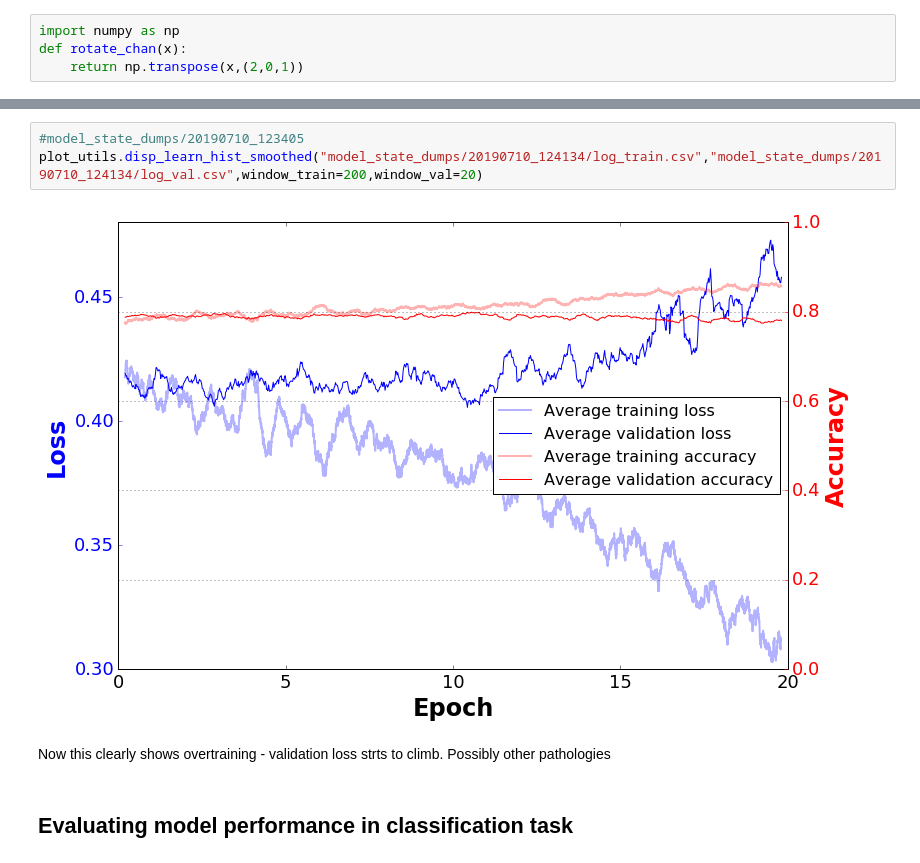
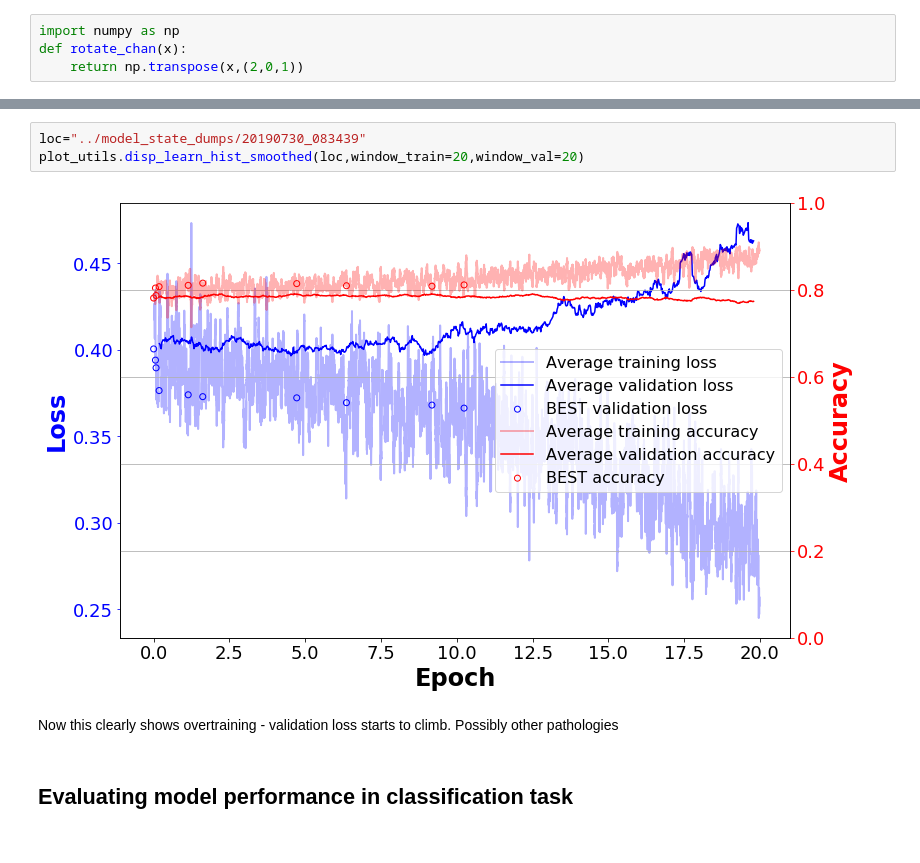
Before and after one commit to wfedorko/TRISEP_ML_tutorial, a Jupyter notebook: notebooks/Training diagnostics and performance metrics.ipynb, the cells around one changed output, grey strips where cells are left out. Drawn from its saved outputs; the diff is of its cells as text.

```diff
--- a/notebooks/Training diagnostics and performance metrics.ipynb
+++ b/notebooks/Training diagnostics and performance metrics.ipynb
@@ -89,10 +93,10 @@ Saved checkpoint as: model_state_dumps/20190710_124134/SimpleCNN.pth
-# %%
-#model_state_dumps/20190710_123405
-plot_utils.disp_learn_hist_smoothed("model_state_dumps/20190710_124134/log_train.csv","model_state_dumps/20190710_124134/log_val.csv",window_train=200,window_val=20)
-# %% [output]
-[figure, removed]
+# %%
+loc="../model_state_dumps/20190730_083439"
+plot_utils.disp_learn_hist_smoothed(loc,window_train=20,window_val=20)
+# %% [output]
+[figure, added]
 # %% [markdown]
-Now this clearly shows overtraining - validation loss strts to climb. Possibly other pathologies
+Now this clearly shows overtraining - validation loss starts to climb. Possibly other pathologies
 # %% [markdown]
 ## Evaluating model performance in classification task
 # %% [markdown]
```
Also changed, not shown: parts of 21 cells of this notebook, 2 other files.
